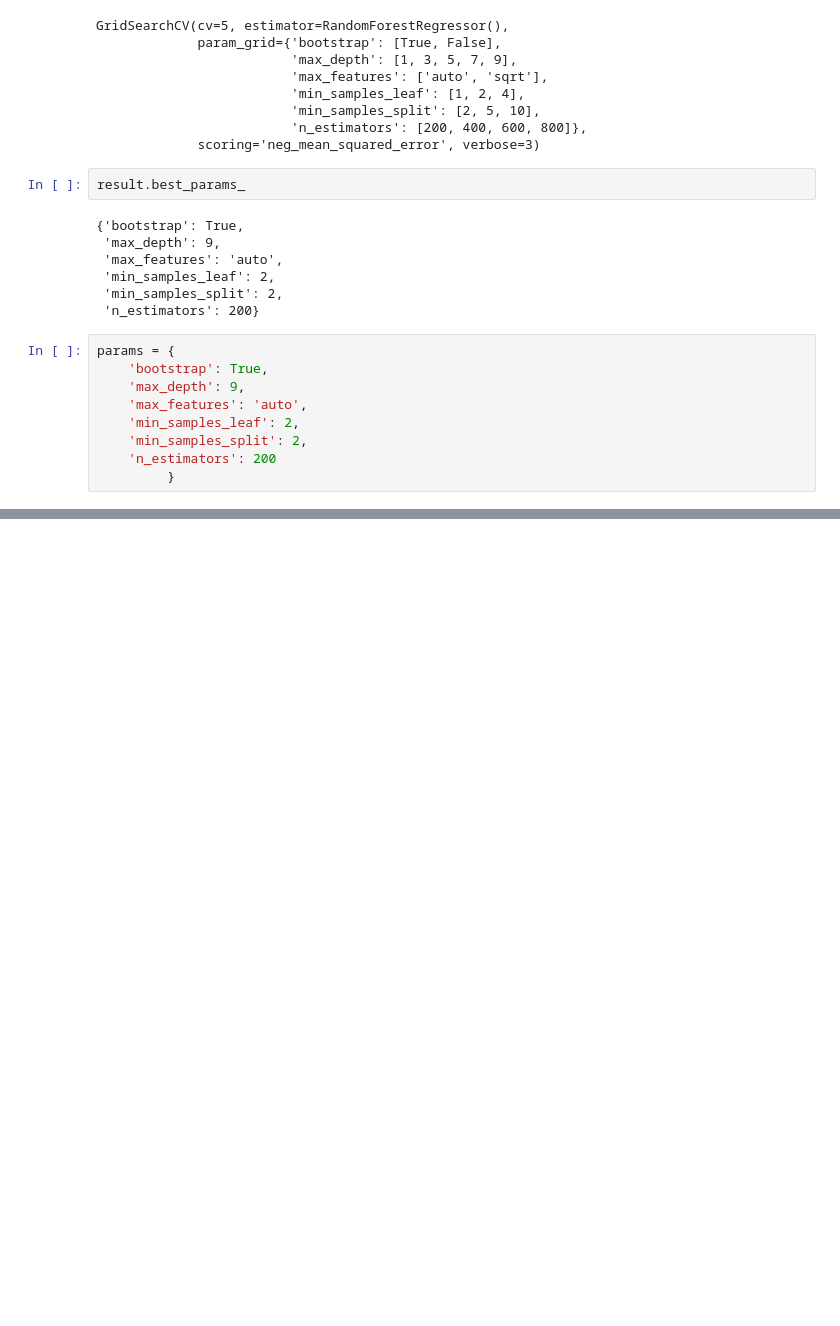
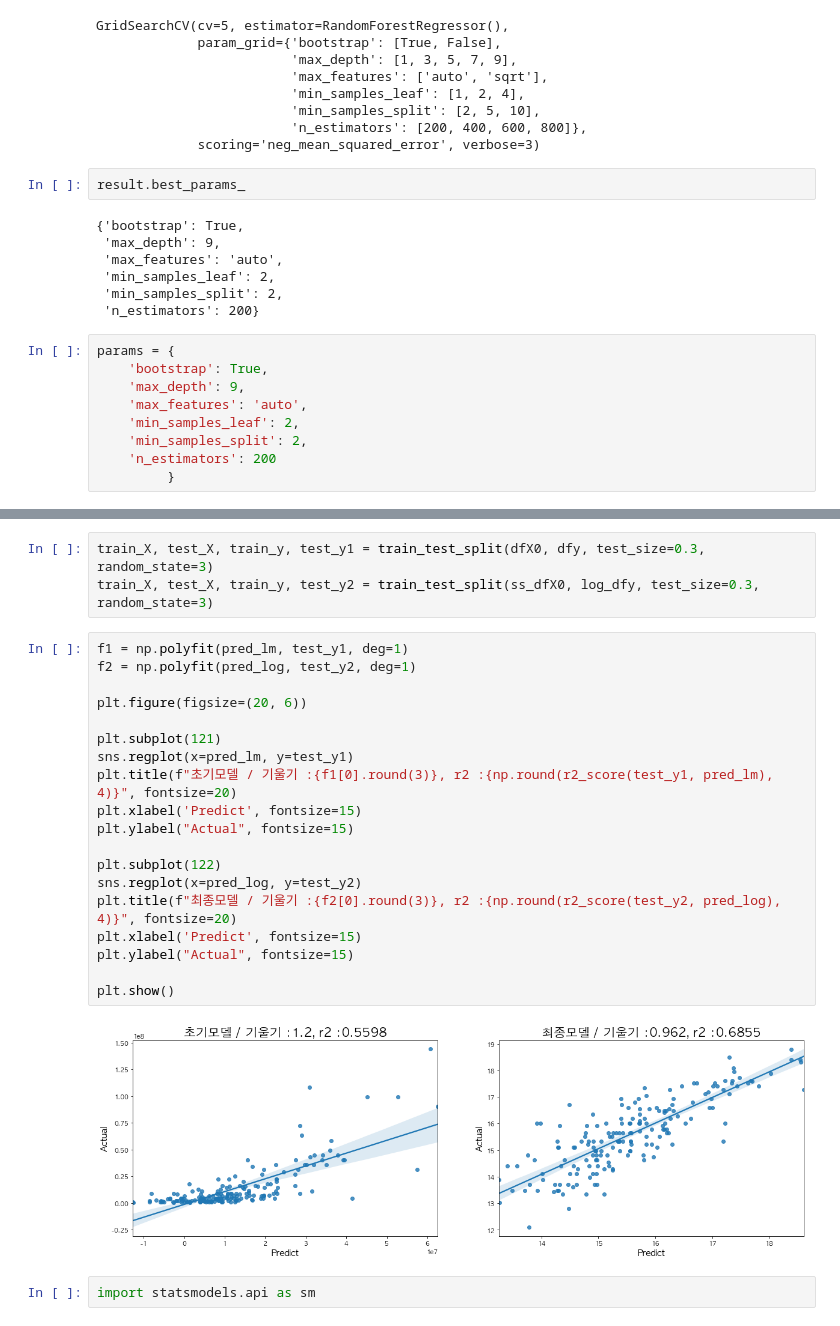
Before and after one commit to dss-17th/reg-repo-8, a Jupyter notebook: modeling_attack.ipynb, the cells around one changed output, grey strips where cells are left out. Saved outputs shown, nothing was run; the diff lists cells and outputs as text; blank space fills up the shorter version.

```diff
--- a/modeling_attack.ipynb
+++ b/modeling_attack.ipynb
@@ -288,0 +393,26 @@ pipe_grid.fit(train_X, train_y)
+# %%
+train_X, test_X, train_y, test_y1 = train_test_split(dfX0, dfy, test_size=0.3, random_state=3)
+train_X, test_X, train_y, test_y2 = train_test_split(ss_dfX0, log_dfy, test_size=0.3, random_state=3)
+# %%
+f1 = np.polyfit(pred_lm, test_y1, deg=1)
+f2 = np.polyfit(pred_log, test_y2, deg=1)
+
+plt.figure(figsize=(20, 6))
+
+plt.subplot(121)
+sns.regplot(x=pred_lm, y=test_y1)
+plt.title(f"초기모델 / 기울기 :{f1[0].round(3)}, r2 :{np.round(r2_score(test_y1, pred_lm), 4)}", fontsize=20)
+plt.xlabel('Predict', fontsize=15)
+plt.ylabel("Actual", fontsize=15)
+
+plt.subplot(122)
+sns.regplot(x=pred_log, y=test_y2)
+plt.title(f"최종모델 / 기울기 :{f2[0].round(3)}, r2 :{np.round(r2_score(test_y2, pred_log), 4)}", fontsize=20)
+plt.xlabel('Predict', fontsize=15)
+plt.ylabel("Actual", fontsize=15)
+
+plt.show()
+# %% [output]
+[figure, added]
+# %%
+import statsmodels.api as sm
```
Also changed, not shown: parts of 40 cells of this notebook.
